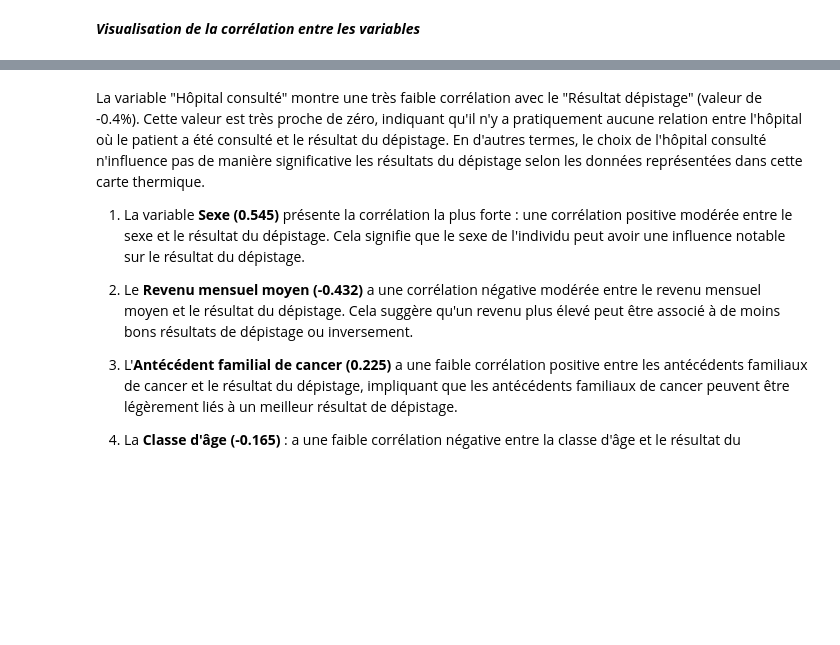
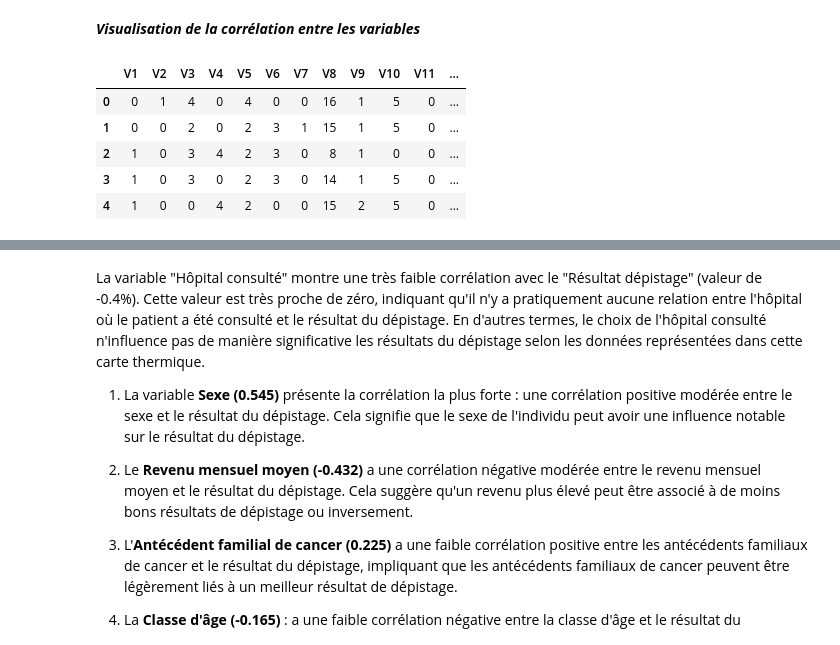
Before and after one commit to KokouNoe/muscoloskeletal_disorder_prediction, a Jupyter notebook: TMC_prediction.ipynb, the cells around one changed output, grey strips where cells are left out. Saved outputs shown, nothing was run; the diff lists cells and outputs as text; code cells hidden in the pictures; blank space fills up the shorter version.

```diff
--- a/TMC_prediction.ipynb
+++ b/TMC_prediction.ipynb
@@ -123,6 +123,21 @@ plt.show()
 [figure]
 # %% [markdown]
 ***Visualisation de la corrélation entre les variables***
+# %%
+# Remplace les noms des colonnes de X par de nouveaux noms.
+# La liste de compréhension [f'V{i}' for i in range(1, 12)] crée une liste de
+# chaînes de caractères allant de 'V1' à 'V11'. Cela renomme les colonnes de X
+# en utilisant cette liste, en commençant par 'V1' pour la première colonne, 'V2'
+# pour la deuxième, etc., jusqu'à 'V11' pour la onzième colonne.
+df.columns = [f'V{i}' for i in range(1, 14)]
+df.head()
+# %% [output]
+|  | V1 | V2 | V3 | V4 | V5 | V6 | V7 | V8 | V9 | V10 | V11 | ... |
+| 0 | 0 | 1 | 4 | 0 | 4 | 0 | 0 | 16 | 1 | 5 | 0 | ... |
+| 1 | 0 | 0 | 2 | 0 | 2 | 3 | 1 | 15 | 1 | 5 | 0 | ... |
+| 2 | 1 | 0 | 3 | 4 | 2 | 3 | 0 | 8 | 1 | 0 | 0 | ... |
+| 3 | 1 | 0 | 3 | 0 | 2 | 3 | 0 | 14 | 1 | 5 | 0 | ... |
+| 4 | 1 | 0 | 0 | 4 | 2 | 0 | 0 | 15 | 2 | 5 | 0 | ... |
 # %%
 # Visualisation des corrélations entre la variable cible 'charges' et les autres variables
 # Calculer la corrélation de la variable 'Résultat dépistage' avec toutes les autres variables et trier les résultats
```
Also changed, not shown: parts of 13 cells of this notebook, 1 other file.
